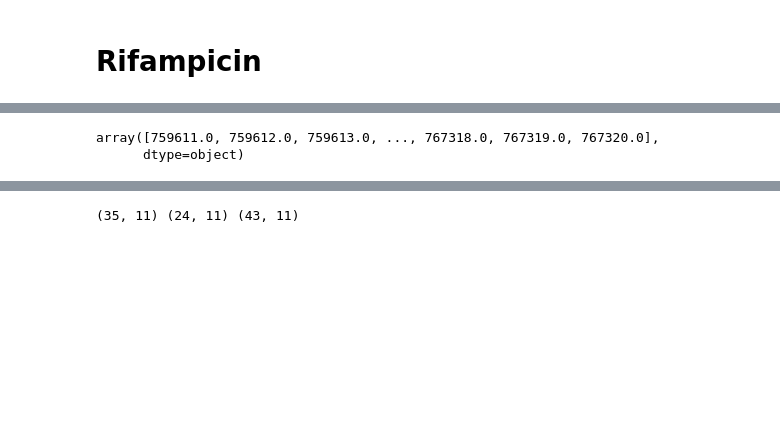
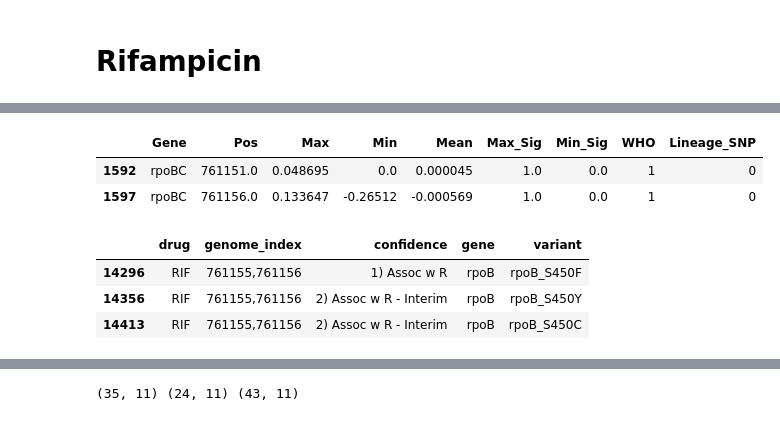
Before and after one commit to sanju99/MtbQuantCNN, a Jupyter notebook: analysis/plot_saliency.ipynb, the cells around one changed output, grey strips where cells are left out. Drawn from its saved outputs; the diff is of its cells as text; code cells hidden in the pictures; blank space fills up the shorter version.

```diff
--- a/analysis/plot_saliency.ipynb
+++ b/analysis/plot_saliency.ipynb
@@ -113,10 +59,11 @@ Sites not found: [761080 761082 761094 761134 761135 761150 761151 761159]
 # %%
-rif_rpoBC_lineage_df, rif_rpoBC_lineage_seqDict = generate_saliency_plots("/n/data1/hms/dbmi/farhat/Sanjana/CNN_results/RIF_rpoBC_lineage",
-                                                                          "../config_rif.yaml",
-                                                                          ["RIF"],
+rif_rpoBC_lineage_df, rif_rpoBC_lineage_seqDict = generate_saliency_plots("RIF",
+                                                                          os.path.join(results_path, "RIF_rpoBC_lineage"),
+                                                                          ["rpoBC"],
                                                                           cat_to_check=["1", "2"],
                                                                           binary=False,
-                                                                          save=True
+                                                                          save=True,
+                                                                          significance=True
                                                                          )
 # %% [output]
 1 loci!
@@ -143,5 +74,13 @@ rif_rpoBC_lineage_df.sort_values("Max", ascending=False)
-# %%
-rif_rpoBC_lineage_df.Pos.values
-# %% [output]
-array([759611.0, 759612.0, 759613.0, ..., 767318.0, 767319.0, 767320.0],
-      dtype=object)
+# %%
+rif_rpoBC_lineage_df.query("Pos in [761151, 761156]")
+# %% [output]
+|  | Gene | Pos | Max | Min | Mean | Max_Sig | Min_Sig | WHO | Lineage_SNP |
+| 1592 | rpoBC | 761151.0 | 0.048695 | 0.0 | 0.000045 | 1.0 | 0.0 | 1 | 0 |
+| 1597 | rpoBC | 761156.0 | 0.133647 | -0.26512 | -0.000569 | 1.0 | 0.0 | 1 | 0 |
+# %%
+who_variants.query("drug=='RIF'").loc[who_variants.genome_index.str.contains('761156')]
+# %% [output]
+|  | drug | genome_index | confidence | gene | variant |
+| 14296 | RIF | 761155,761156 | 1) Assoc w R | rpoB | rpoB_S450F |
+| 14356 | RIF | 761155,761156 | 2) Assoc w R - Interim | rpoB | rpoB_S450Y |
+| 14413 | RIF | 761155,761156 | 2) Assoc w R - Interim | rpoB | rpoB_S450C |
```
Also changed, not shown: parts of 26 cells of this notebook, 8 other files.
